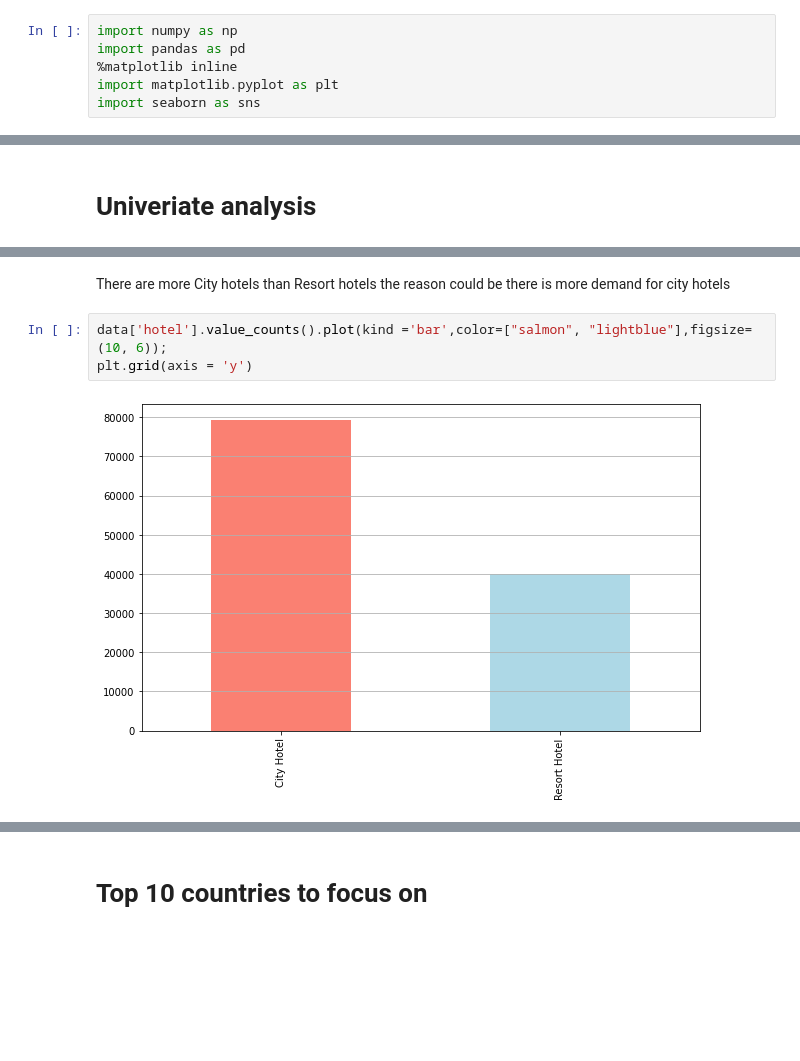
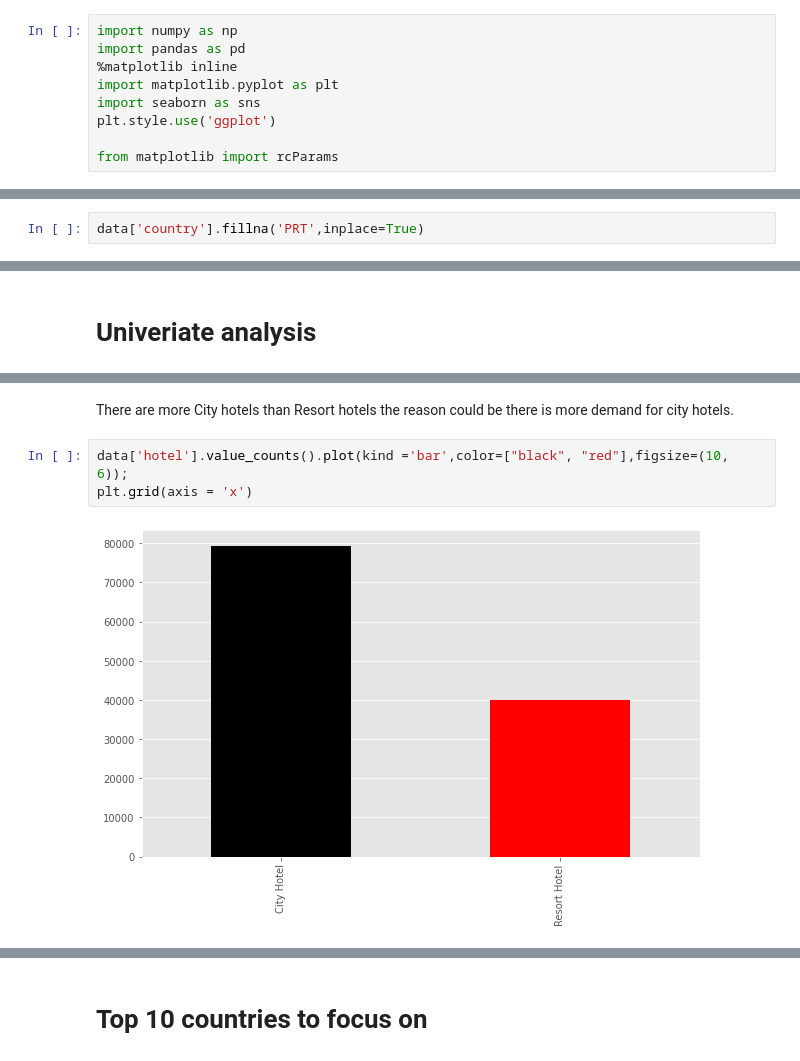
Before and after one commit to aynaval/Hotel-booking-analysis_EDA, a Jupyter notebook: EDA_Capstone_Project.ipynb, the cells around one changed output, grey strips where cells are left out. Saved outputs shown, nothing was run; the diff lists cells and outputs as text; blank space fills up the shorter version.

```diff
--- a/EDA_Capstone_Project.ipynb
+++ b/EDA_Capstone_Project.ipynb
@@ -30,6 +30,9 @@ import pandas as pd
 %matplotlib inline
 import matplotlib.pyplot as plt
 import seaborn as sns
+plt.style.use('ggplot')
+
+from matplotlib import rcParams
 # %%
 data = pd.read_csv('/content/drive/MyDrive/Hotel booking analysis/Copy of Hotel Bookings.csv')
 # %%
@@ -324,0 +292,2 @@ Name: children, dtype: int64
+# %%
+data['country'].fillna('PRT',inplace=True)
@@ -377,7 +343,7 @@ fig.show();
 # %% [markdown]
-There are more City hotels than Resort hotels the reason could be there is more demand for city hotels
+There are more City hotels than Resort hotels the reason could be there is more demand for city hotels.
 # %%
-data['hotel'].value_counts().plot(kind ='bar',color=["salmon", "lightblue"],figsize=(10, 6));
-plt.grid(axis = 'y')
+data['hotel'].value_counts().plot(kind ='bar',color=["black", "red"],figsize=(10, 6));
+plt.grid(axis = 'x')
 # %% [output]
-[figure, old version]
+[figure, new version]
```
Also changed, not shown: parts of 39 cells of this notebook.
